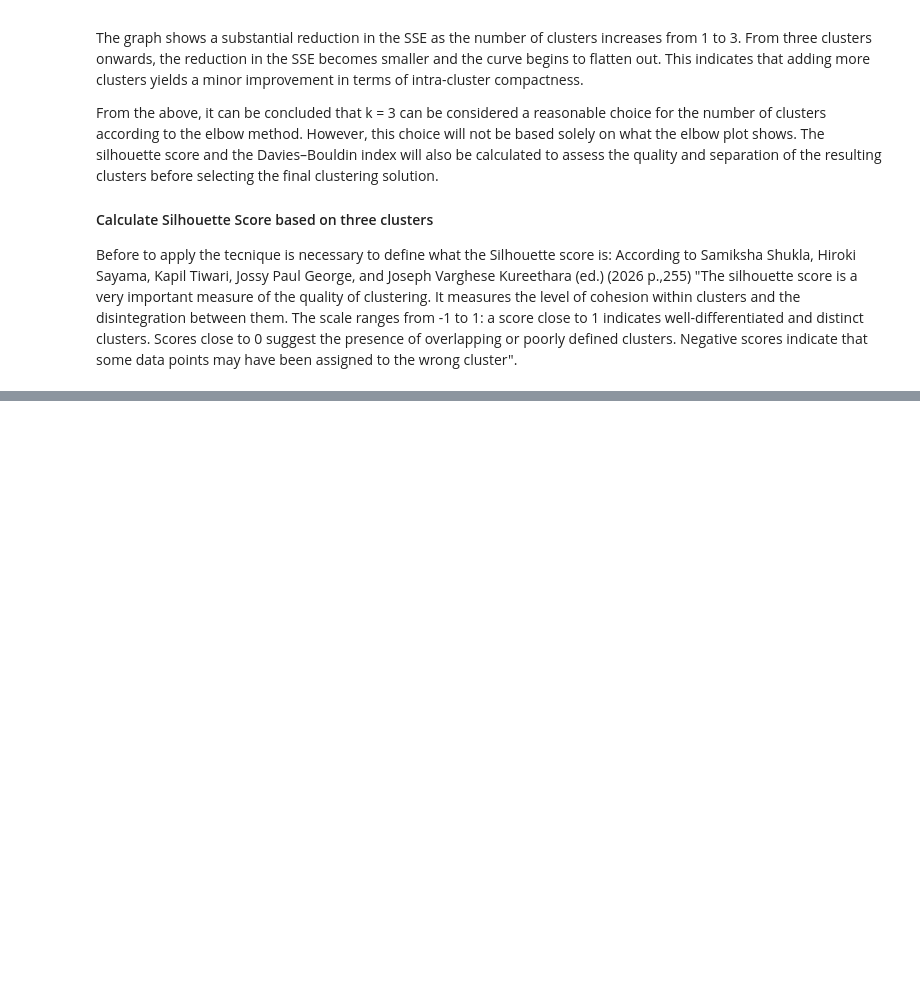
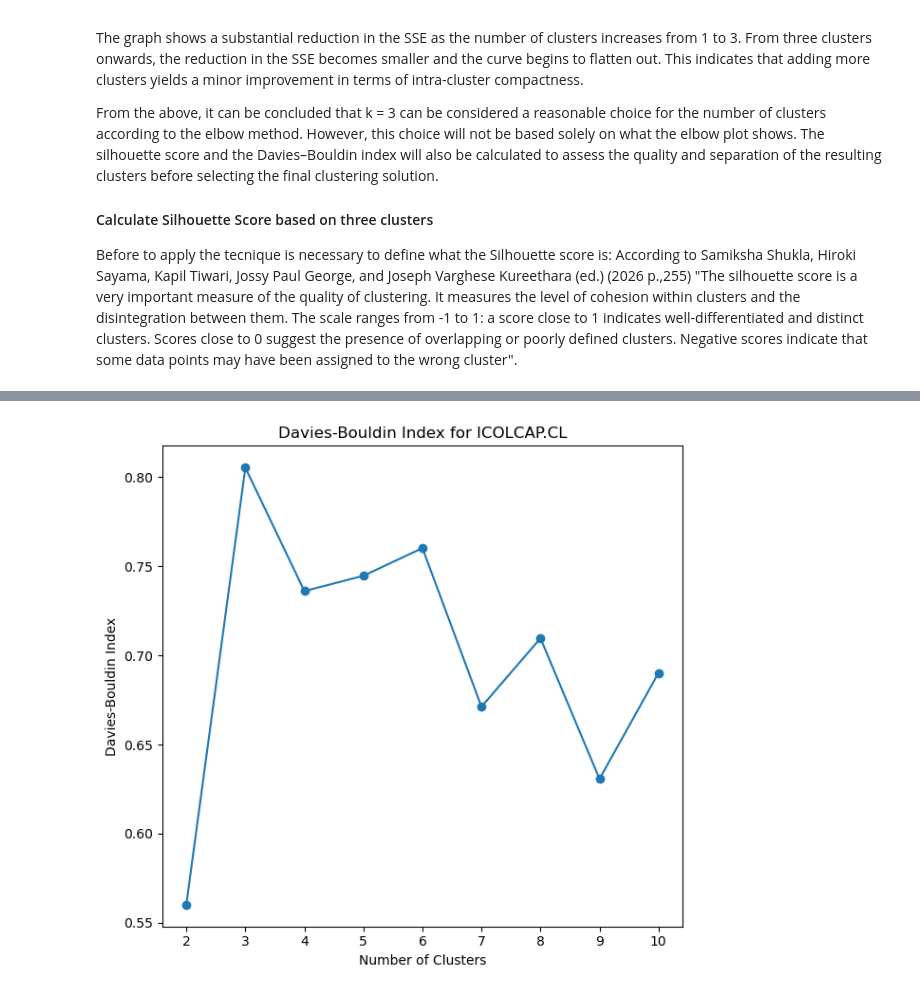
Before and after one commit to YuriBaquero2026/CA1MLB-2026234, a Jupyter notebook: Yuri_Baquero_CA1_MLB.ipynb, the cells around one changed output, grey strips where cells are left out. Cells and saved outputs as stored; diff of their text form; code cells hidden in the pictures; blank space fills up the shorter version.

```diff
--- a/Yuri_Baquero_CA1_MLB.ipynb
+++ b/Yuri_Baquero_CA1_MLB.ipynb
@@ -934,0 +961,32 @@ According to the results and based on the silhouette index, two clusters appear
+# %%
+# Function to perform K-means clustering and calculate Davies-Bouldin Index
+def perform_clustering(n_clusters, X_scaled):
+    kmeans = KMeans(
+        n_clusters=n_clusters,
+        random_state=38
+    )
+    y_kmeans = kmeans.fit_predict(X_scaled)
+    db_index = davies_bouldin_score(X_scaled, y_kmeans)
+
+    return db_index
+
+# Vary the number of clusters and store metrics
+cluster_range = range(2, 11)
+db_scores = []
+
+for n_clusters in cluster_range:
+    db_index = perform_clustering(n_clusters, X_scaled)
+    db_scores.append(db_index)
+
+# Plot the Davies-Bouldin Index
+plt.figure(figsize = (12, 6))
+plt.subplot(1, 2, 1)
+plt.plot(cluster_range, db_scores, marker = 'o')
+plt.title('Davies-Bouldin Index for ICOLCAP.CL')
+plt.xlabel('Number of Clusters')
+plt.ylabel('Davies-Bouldin Index')
+
+plt.tight_layout()
+plt.show()
+# %% [output]
+[figure, added]
```
Also changed, not shown: parts of 13 cells of this notebook.
